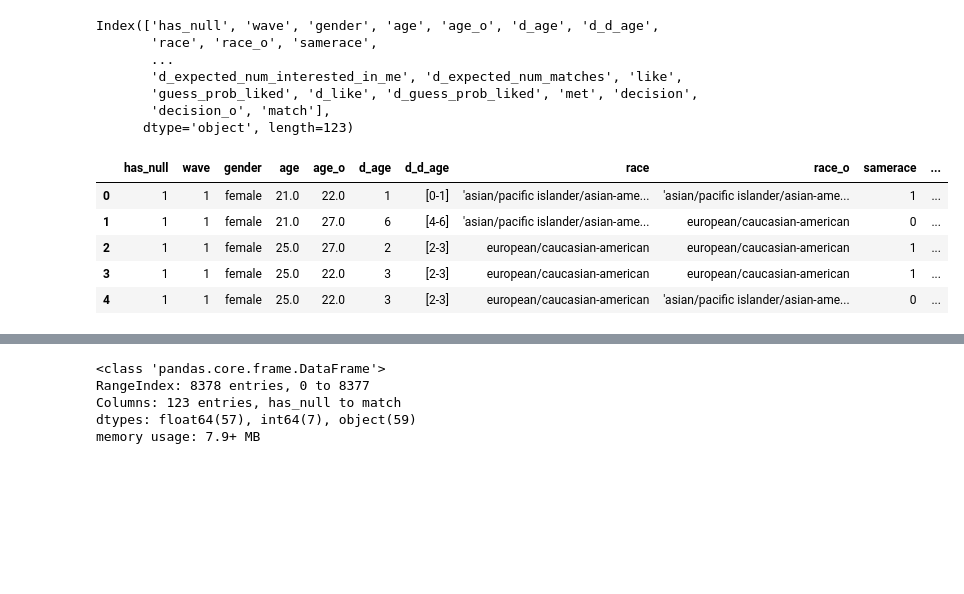
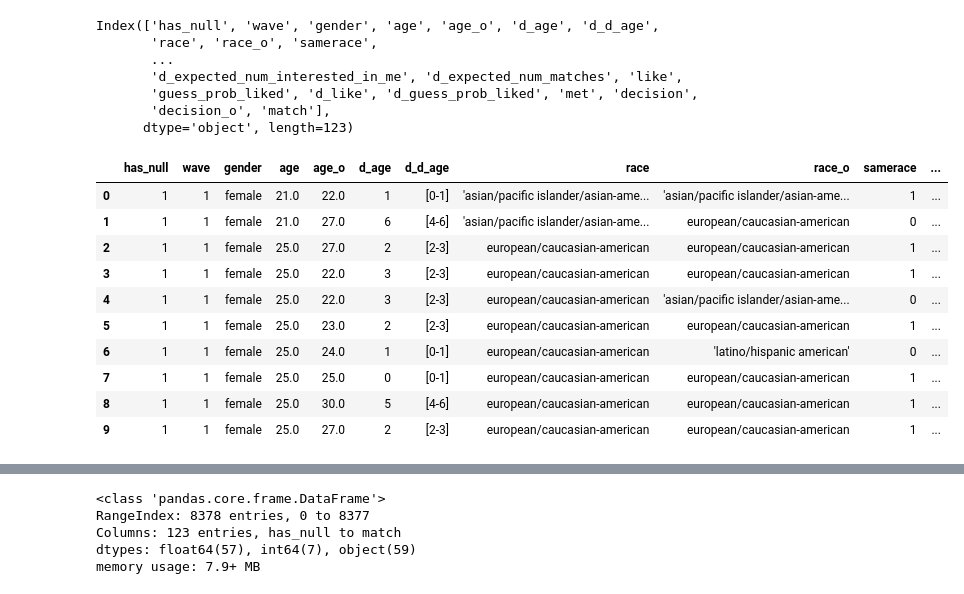
Before and after one commit to SvenNatterer/BASpeedDating, a Jupyter notebook: descriptive_speeddating.ipynb, the cells around one changed output, grey strips where cells are left out. Drawn from its saved outputs; the diff is of its cells as text; code cells hidden in the pictures; blank space fills up the shorter version.

```diff
--- a/descriptive_speeddating.ipynb
+++ b/descriptive_speeddating.ipynb
@@ -23,14 +23,19 @@ Index(['has_null', 'wave', 'gender', 'age', 'age_o', 'd_age', 'd_d_age',
        'decision_o', 'match'],
       dtype='object', length=123)
 # %%
-df.head()
+df.head(10)
 # %% [output]
 |  | has_null | wave | gender | age | age_o | d_age | d_d_age | race | race_o | samerace | ... |
 | 0 | 1 | 1 | female | 21.0 | 22.0 | 1 | [0-1] | 'asian/pacific islander/asian-ame... | 'asian/pacific islander/asian-ame... | 1 | ... |
 | 1 | 1 | 1 | female | 21.0 | 27.0 | 6 | [4-6] | 'asian/pacific islander/asian-ame... | european/caucasian-american | 0 | ... |
 | 2 | 1 | 1 | female | 25.0 | 27.0 | 2 | [2-3] | european/caucasian-american | european/caucasian-american | 1 | ... |
 | 3 | 1 | 1 | female | 25.0 | 22.0 | 3 | [2-3] | european/caucasian-american | european/caucasian-american | 1 | ... |
 | 4 | 1 | 1 | female | 25.0 | 22.0 | 3 | [2-3] | european/caucasian-american | 'asian/pacific islander/asian-ame... | 0 | ... |
+| 5 | 1 | 1 | female | 25.0 | 23.0 | 2 | [2-3] | european/caucasian-american | european/caucasian-american | 1 | ... |
+| 6 | 1 | 1 | female | 25.0 | 24.0 | 1 | [0-1] | european/caucasian-american | 'latino/hispanic american' | 0 | ... |
+| 7 | 1 | 1 | female | 25.0 | 25.0 | 0 | [0-1] | european/caucasian-american | european/caucasian-american | 1 | ... |
+| 8 | 1 | 1 | female | 25.0 | 30.0 | 5 | [4-6] | european/caucasian-american | european/caucasian-american | 1 | ... |
+| 9 | 1 | 1 | female | 25.0 | 27.0 | 2 | [2-3] | european/caucasian-american | european/caucasian-american | 1 | ... |
 # %%
 df.describe()
 # %% [output]
```
Also changed, not shown: parts of 13 cells of this notebook, 1 other file.
